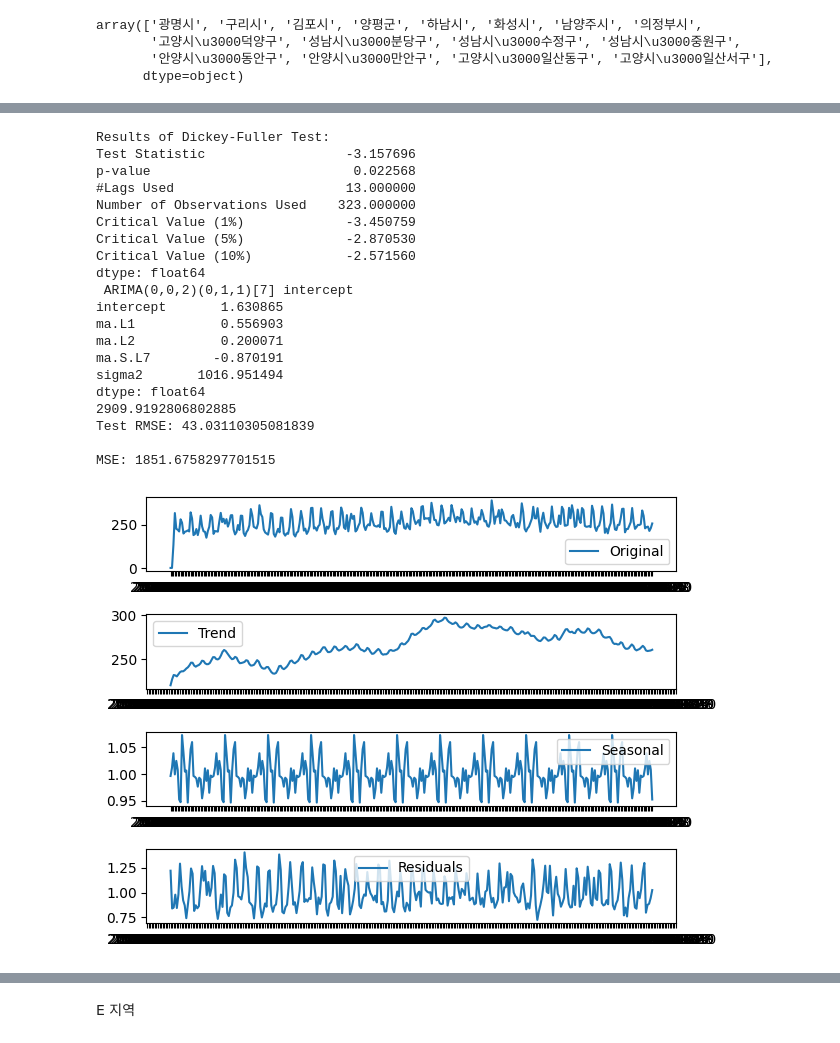
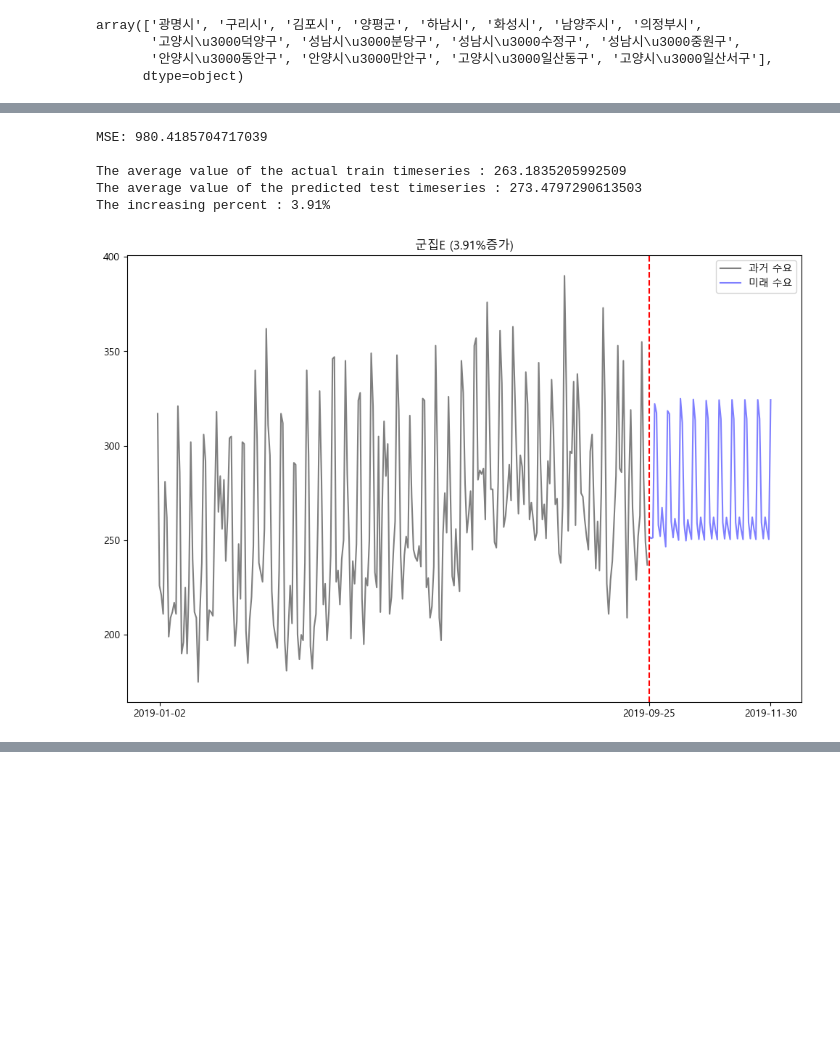
Before and after one commit to govin08/our-socar, a Jupyter notebook: main/code/code_c_forecasting/1c402_0203_SARIMA_ver_3.ipynb, the cells around one changed output, grey strips where cells are left out. Saved outputs shown, nothing was run; the diff lists cells and outputs as text; code cells hidden in the pictures; blank space fills up the shorter version.

```diff
--- a/main/code/code_c_forecasting/1c402_0203_SARIMA_ver_3.ipynb
+++ b/main/code/code_c_forecasting/1c402_0203_SARIMA_ver_3.ipynb
@@ -60,5 +40,5 @@ warnings.filterwarnings('ignore')
 # %%
-df_raw = pd.read_csv('../main/data/20211022_수요예측_hackathon_data.csv', encoding = 'cp949')
+df_raw = pd.read_csv('../../../socar_data/20211022_수요예측_hackathon_data.csv', encoding = 'cp949')
 df = df_raw
 df
 # %% [output]
@@ -418,25 +355,15 @@ D 지역
 # %%
-df_D = df_경기도[(df_경기도['region2'] == '광명시') | (df_경기도['region2'] == '하남시') | (df_경기도['region2'] == '안양시\u3000동안구') | (df_경기도['region2'] == '고양시\u3000일산동구') | (df_경기도['region2'] == '고양시\u3000일산서구')]
-sarima(df_D)
+# 군집 E 예측
+df_E = df_경기도[(df_경기도['region2'] == '하남시') |
+    (df_경기도['region2'] == '광명시') |
+    (df_경기도['region2'] == '안양시\u3000동안구') |
+    (df_경기도['region2'] == '고양시\u3000일산동구') |
+    (df_경기도['region2'] == '고양시\u3000일산서구')]
+sarima(df_E, 'E')
 # %% [output]
-Results of Dickey-Fuller Test:
-Test Statistic                  -3.157696
-p-value                          0.022568
-#Lags Used                      13.000000
-Number of Observations Used    323.000000
-Critical Value (1%)             -3.450759
-Critical Value (5%)             -2.870530
-Critical Value (10%)            -2.571560
-dtype: float64
- ARIMA(0,0,2)(0,1,1)[7] intercept
-intercept       1.630865
-ma.L1           0.556903
-ma.L2           0.200071
-ma.S.L7        -0.870191
-sigma2       1016.951494
-dtype: float64
-2909.9192806802885
-Test RMSE: 43.03110305081839
+MSE: 980.4185704717039
 
-MSE: 1851.6758297701515
+The average value of the actual train timeseries : 263.1835205992509
+The average value of the predicted test timeseries : 273.4797290613503
+The increasing percent : 3.91%
-[figure, old version]
+[figure, new version]
@@ -444,2 +369,0 @@ MSE: 1851.6758297701515
-# %% [markdown]
-E 지역
```
Also changed, not shown: parts of 33 cells of this notebook, 1 other file.
